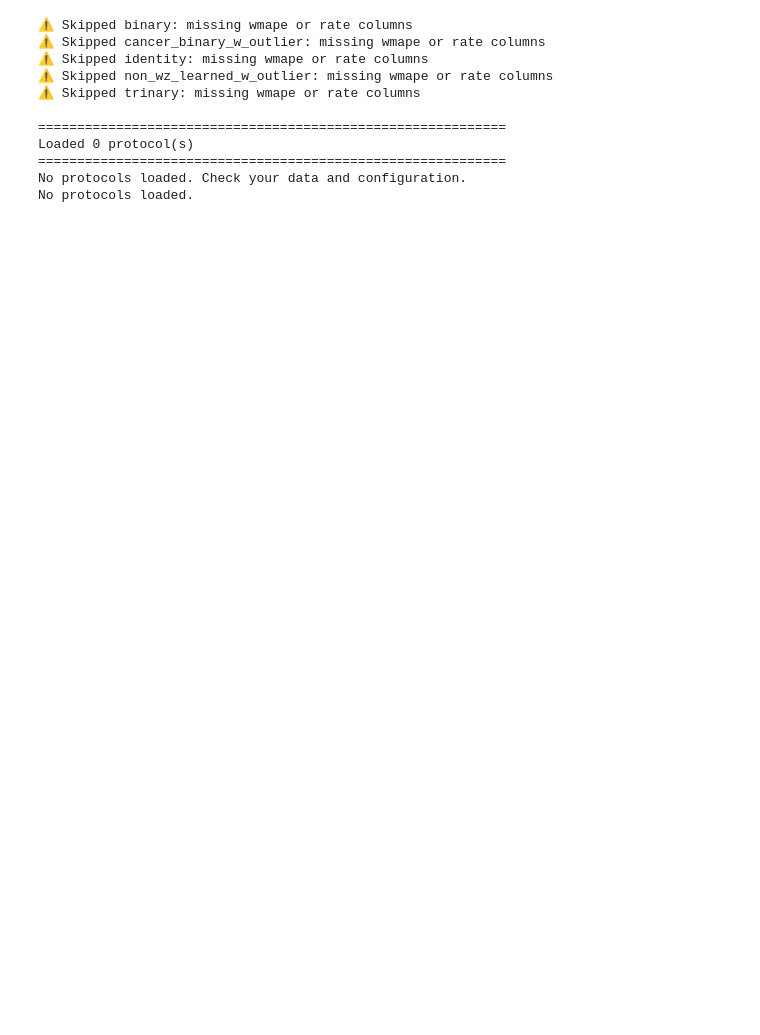
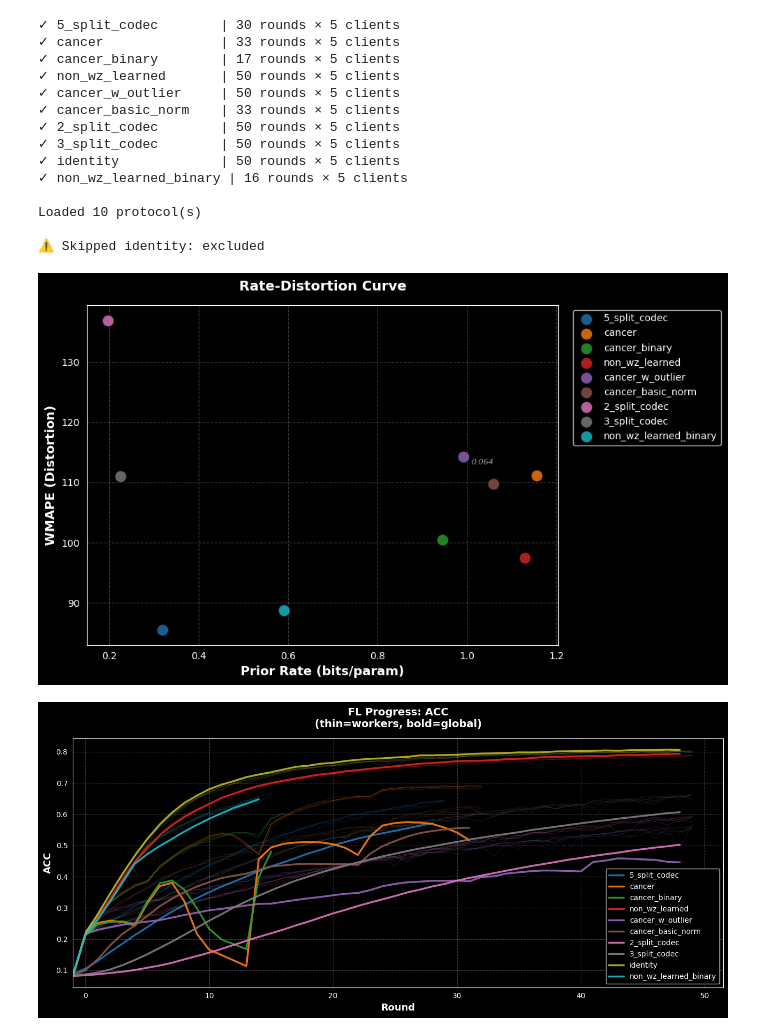
Before and after one commit to HosseinOutward/VUB-ACS-25_Thesis, a Jupyter notebook: FL_code/experiments/records_analysis.ipynb, the cells around one changed output. Saved outputs shown, nothing was run; the diff lists cells and outputs as text; code cells hidden in the pictures; blank space fills up the shorter version.

```diff
--- a/FL_code/experiments/records_analysis.ipynb
+++ b/FL_code/experiments/records_analysis.ipynb
@@ -271,23 +153,32 @@ def load_all_protocols(records_dir: Path, start_round: int, end_round: Optional[
-# %%
-DEFAULT_RECORDS_DIR = Path("../records")
-DEFAULT_START_ROUND = 10       # inclusive
-DEFAULT_END_ROUND = 30      # exclusive, None = all rounds
-DEFAULT_FL_METRIC = "acc"     # acc, loss, auc, f1
-
-all_protocols = load_all_protocols(DEFAULT_RECORDS_DIR, DEFAULT_START_ROUND, DEFAULT_END_ROUND)
-
-plot_rate_distortion(all_protocols)
-
-plot_fl_progress(all_protocols, DEFAULT_FL_METRIC)
-# %% [output]
-⚠ Skipped binary: missing wmape or rate columns
-⚠ Skipped cancer_binary_w_outlier: missing wmape or rate columns
-⚠ Skipped identity: missing wmape or rate columns
-⚠ Skipped non_wz_learned_w_outlier: missing wmape or rate columns
-⚠ Skipped trinary: missing wmape or rate columns
-
-============================================================
-Loaded 0 protocol(s)
-============================================================
-No protocols loaded. Check your data and configuration.
-No protocols loaded.
+# %%
+# Load all protocols from records directory
+all_protocols = load_all_protocols(
+    records_dir=Path("../records"),
+    # start_round=6,           # Start from round 0
+    # end_round=15,          # Include all rounds (or set a limit like 50)
+    # exclude=['identity']     # Skip specific protocols
+)
+# print_meta_rates(all_protocols)
+
+# Plot compression efficiency
+plot_rate_distortion(all_protocols, exclude=['identity'])
+
+# Plot training progress (choose metric: acc, loss, auc, f1)
+plot_fl_progress(all_protocols, metric="acc")
+# %% [output]
+✓ 5_split_codec        | 30 rounds × 5 clients
+✓ cancer               | 33 rounds × 5 clients
+✓ cancer_binary        | 17 rounds × 5 clients
+✓ non_wz_learned       | 50 rounds × 5 clients
+✓ cancer_w_outlier     | 50 rounds × 5 clients
+✓ cancer_basic_norm    | 33 rounds × 5 clients
+✓ 2_split_codec        | 50 rounds × 5 clients
+✓ 3_split_codec        | 50 rounds × 5 clients
+✓ identity             | 50 rounds × 5 clients
+✓ non_wz_learned_binary | 16 rounds × 5 clients
+
+Loaded 10 protocol(s)
+
+⚠ Skipped identity: excluded
+[figure, added]
+[figure, added]
```
Also changed, not shown: parts of 4 cells of this notebook.
